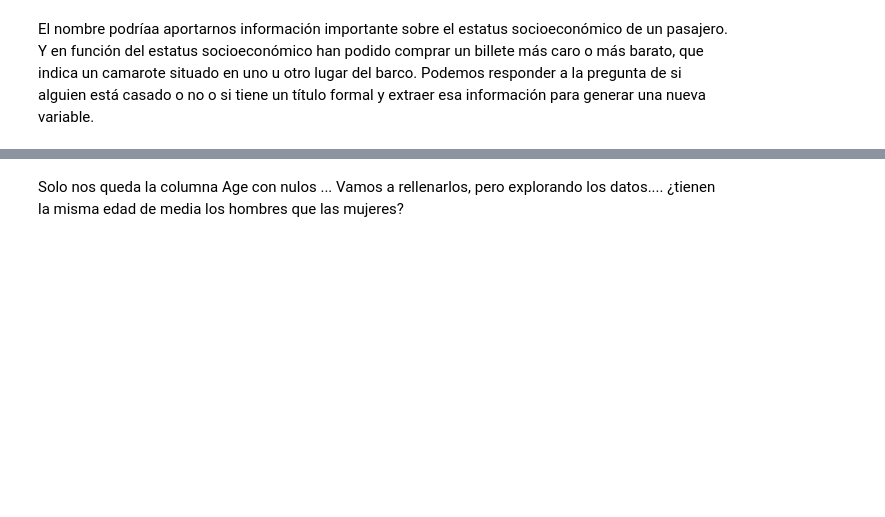
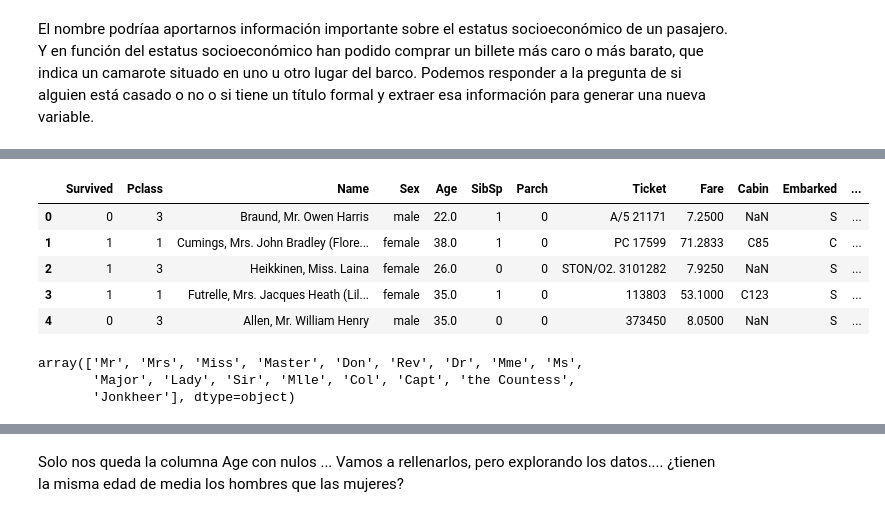
Before and after one commit to Ironhack-Data-Madrid-Octubre-2021/apuntes_clase, a Jupyter notebook: semana_07/03-Feature_engineering.ipynb, the cells around one changed output, grey strips where cells are left out. Cells and saved outputs as stored; diff of their text form; code cells hidden in the pictures; blank space fills up the shorter version.

```diff
--- a/semana_07/03-Feature_engineering.ipynb
+++ b/semana_07/03-Feature_engineering.ipynb
@@ -23,0 +144,2 @@ Hay muchos valores que faltan, pero debemos utilizar la variable del camarote po
+# %%
+data["deck"] = data["Cabin"].apply(lambda x: x[0] if pd.notnull(x) else "M")
@@ -27,0 +176,22 @@ El nombre podríaa aportarnos información importante sobre el estatus socioecon
+# %%
+def limpianombre(x):
+    x = x.split(",")
+    x = x[1].split(".")
+    return x[0].strip()
+# %%
+data["Title"] = data["Name"].apply(limpianombre)
+# %%
+data.head()
+# %% [output]
+|  | Survived | Pclass | Name | Sex | Age | SibSp | Parch | Ticket | Fare | Cabin | Embarked | ... |
+| 0 | 0 | 3 | Braund, Mr. Owen Harris | male | 22.0 | 1 | 0 | A/5 21171 | 7.2500 | NaN | S | ... |
+| 1 | 1 | 1 | Cumings, Mrs. John Bradley (Flore... | female | 38.0 | 1 | 0 | PC 17599 | 71.2833 | C85 | C | ... |
+| 2 | 1 | 3 | Heikkinen, Miss. Laina | female | 26.0 | 0 | 0 | STON/O2. 3101282 | 7.9250 | NaN | S | ... |
+| 3 | 1 | 1 | Futrelle, Mrs. Jacques Heath (Lil... | female | 35.0 | 1 | 0 | 113803 | 53.1000 | C123 | S | ... |
+| 4 | 0 | 3 | Allen, Mr. William Henry | male | 35.0 | 0 | 0 | 373450 | 8.0500 | NaN | S | ... |
+# %%
+data.Title.unique()
+# %% [output]
+array(['Mr', 'Mrs', 'Miss', 'Master', 'Don', 'Rev', 'Dr', 'Mme', 'Ms',
+       'Major', 'Lady', 'Sir', 'Mlle', 'Col', 'Capt', 'the Countess',
+       'Jonkheer'], dtype=object)
```
Also changed, not shown: parts of 59 cells of this notebook.
